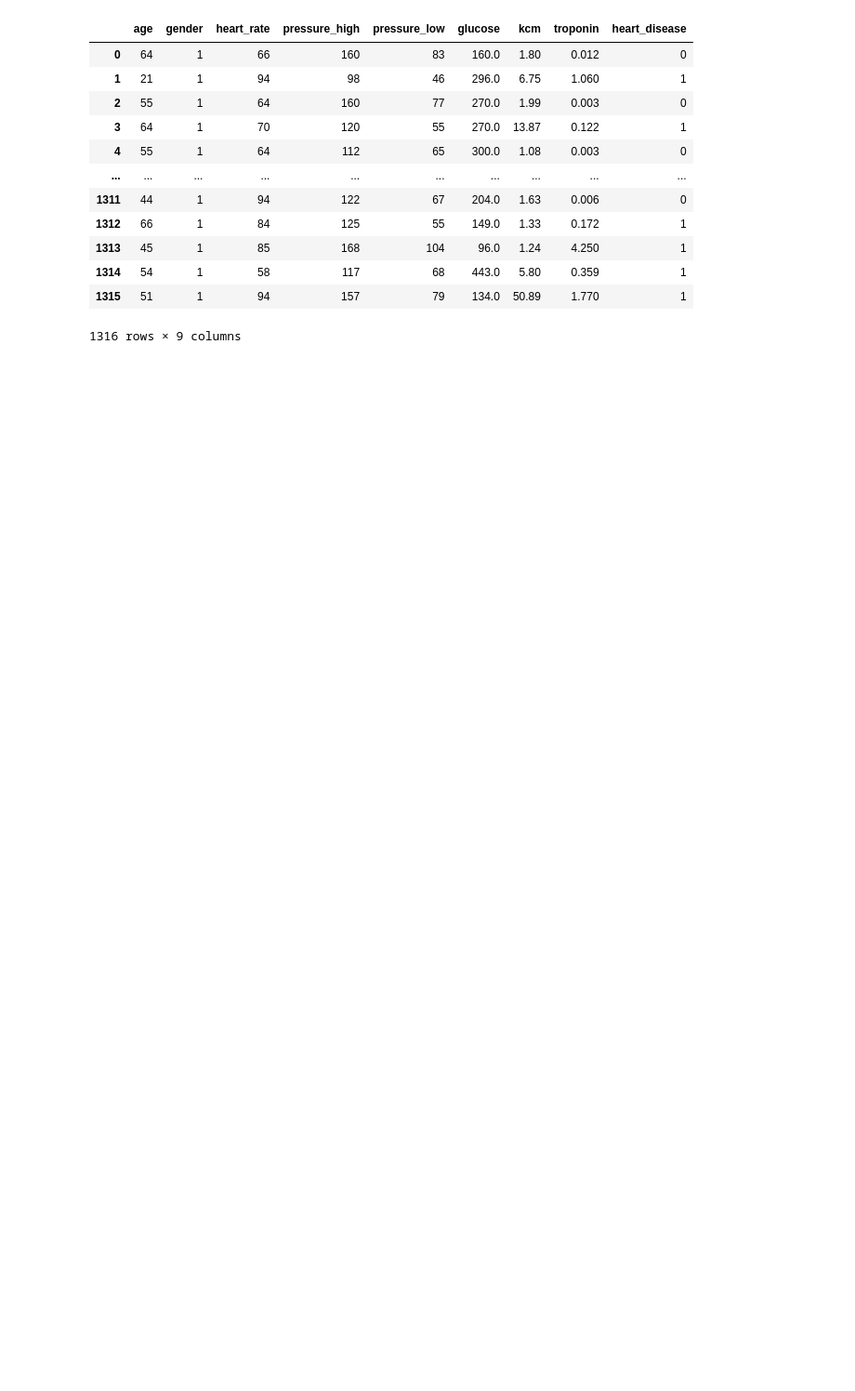
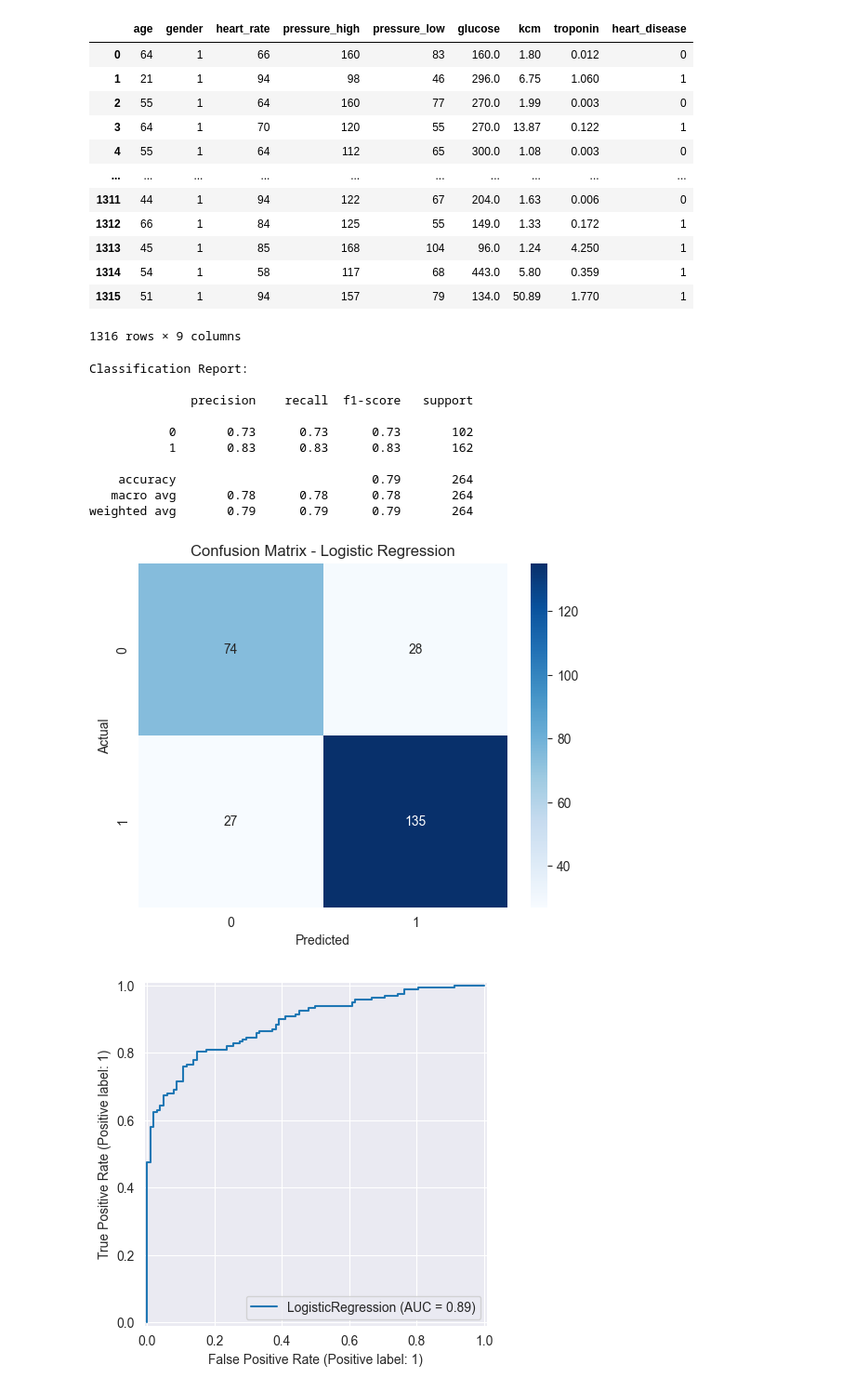
Before and after one commit to plamensve/DS_FINAL_PROJECT, a Jupyter notebook: notebooks/06_modeling_dataset_1.ipynb, the cells around one changed output. Shown: that part at 93% size. Drawn from its saved outputs; the diff is of its cells as text; code cells hidden in the pictures; blank space fills up the shorter version.

Commit message:
ADD: modeling dataset 1 and dataset 2

```diff
--- a/notebooks/06_modeling_dataset_1.ipynb
+++ b/notebooks/06_modeling_dataset_1.ipynb
@@ -37,3 +45,62 @@ data
 | 1314 | 54 | 1 | 58 | 117 | 68 | 443.0 | 5.80 | 0.359 | 1 |
 | 1315 | 51 | 1 | 94 | 157 | 79 | 134.0 | 50.89 | 1.770 | 1 |
 1316 rows × 9 columns
+# %%
+# Separate features (X) and target (y)
+X = data.drop("heart_disease", axis=1)
+y = data["heart_disease"]
+
+# Split the dataset into training and testing sets (80/20)
+# Stratify ensures class distribution is preserved in both sets
+X_train, X_test, y_train, y_test = train_test_split(
+    X, y, test_size=0.2, random_state=42, stratify=y
+)
+
+# Initialize the scaler to standardize features (mean=0, std=1)
+scaler = StandardScaler()
+
+# Fit the scaler on the training data and transform it
+X_train_scaled = scaler.fit_transform(X_train)
+
+# Apply the same transformation to the test data
+X_test_scaled = scaler.transform(X_test)
+# %%
+
+
+# Initialize logistic regression model
+log_reg = LogisticRegression(random_state=42, max_iter=1000)
+
+# Train the model
+log_reg.fit(X_train_scaled, y_train)
+
+# Predict on test set
+y_pred = log_reg.predict(X_test_scaled)
+
+# Evaluate performance
+print("Classification Report:\n")
+print(classification_report(y_test, y_pred))
+
+# Confusion Matrix
+cm = confusion_matrix(y_test, y_pred)
+sns.heatmap(cm, annot=True, fmt='d', cmap='Blues', xticklabels=[0,1], yticklabels=[0,1])
+plt.xlabel("Predicted")
+plt.ylabel("Actual")
+plt.title("Confusion Matrix - Logistic Regression")
+plt.show()
+
+# ROC Curve
+RocCurveDisplay.from_estimator(log_reg, X_test_scaled, y_test)
+plt.show()
+# %% [output]
+Classification Report:
+
+              precision    recall  f1-score   support
+
+           0       0.73      0.73      0.73       102
+           1       0.83      0.83      0.83       162
+
+    accuracy                           0.79       264
+   macro avg       0.78      0.78      0.78       264
+weighted avg       0.79      0.79      0.79       264
+[figure, added]
+[figure, added]
```
Also changed, not shown: parts of 13 cells of this notebook, 3 other files.
